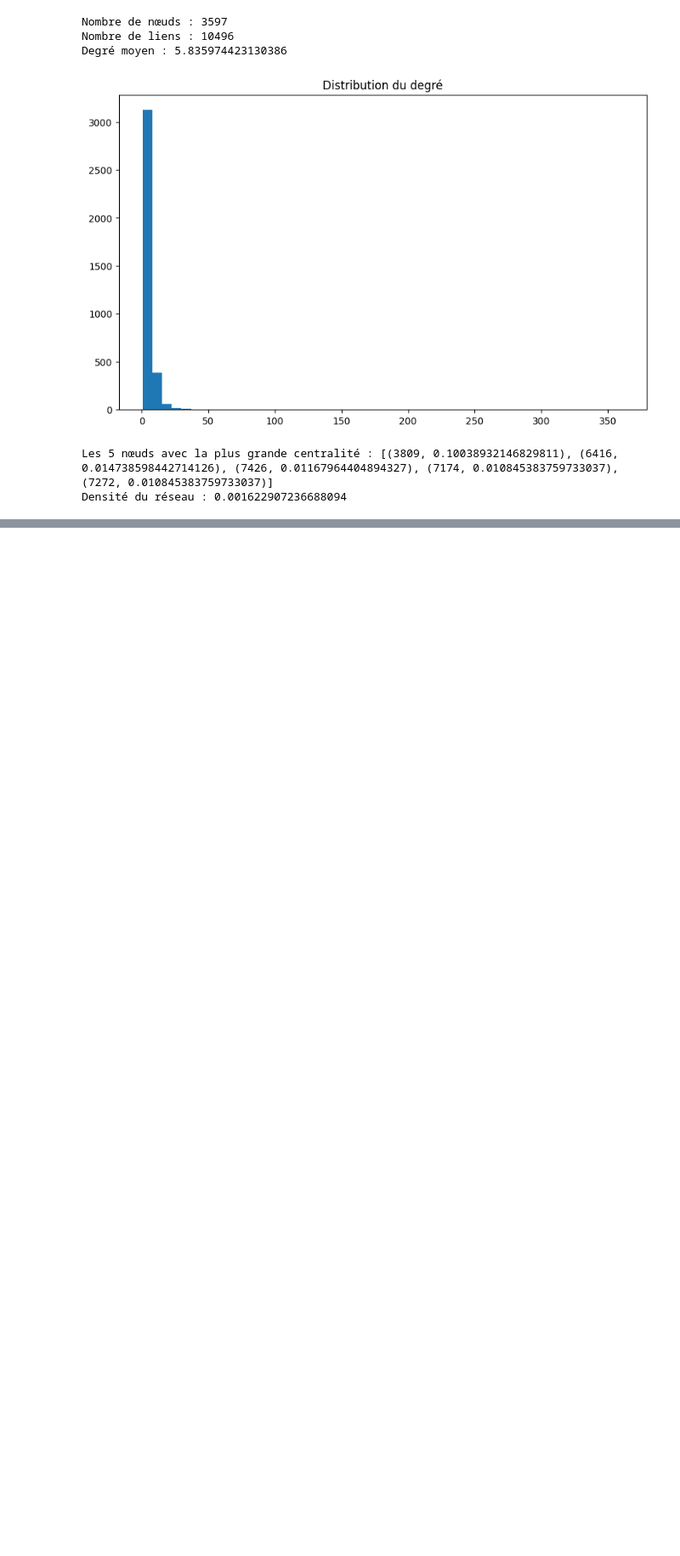
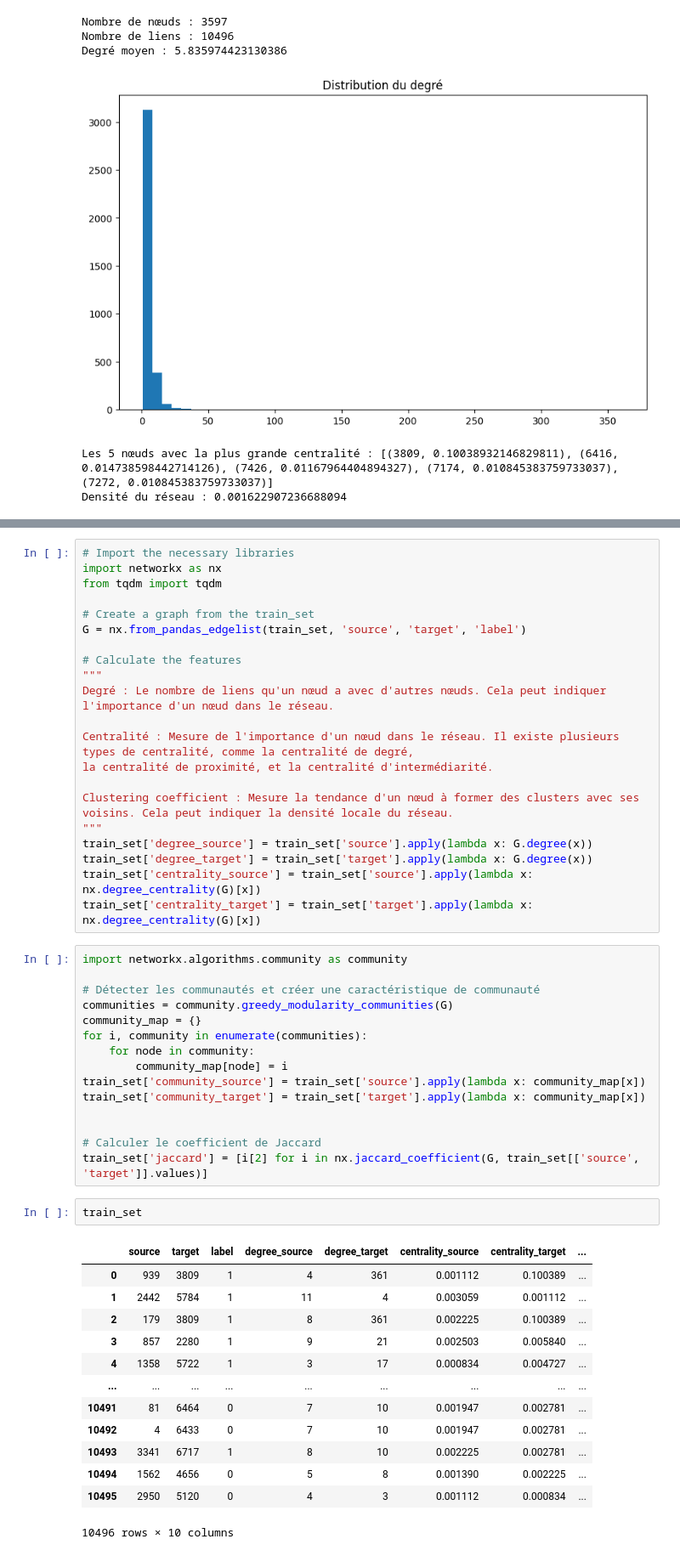
Before and after one commit to Behachee/Predicting-missing-links-co-occurrence-network, a Jupyter notebook: 1- EDA/data_exploration_théo.ipynb, the cells around one changed output, grey strips where cells are left out. Shown at 85% size. Cells and saved outputs as stored; diff of their text form; blank space fills up the shorter version.

```diff
--- a/1- EDA/data_exploration_théo.ipynb
+++ b/1- EDA/data_exploration_théo.ipynb
@@ -81,0 +100,52 @@ graph.html
+# %%
+# Import the necessary libraries
+import networkx as nx
+from tqdm import tqdm
+
+# Create a graph from the train_set
+G = nx.from_pandas_edgelist(train_set, 'source', 'target', 'label')
+
+# Calculate the features
+"""
+Degré : Le nombre de liens qu'un nœud a avec d'autres nœuds. Cela peut indiquer l'importance d'un nœud dans le réseau.
+
+Centralité : Mesure de l'importance d'un nœud dans le réseau. Il existe plusieurs types de centralité, comme la centralité de degré,
+la centralité de proximité, et la centralité d'intermédiarité.
+
+Clustering coefficient : Mesure la tendance d'un nœud à former des clusters avec ses voisins. Cela peut indiquer la densité locale du réseau.
+"""
+train_set['degree_source'] = train_set['source'].apply(lambda x: G.degree(x))
+train_set['degree_target'] = train_set['target'].apply(lambda x: G.degree(x))
+train_set['centrality_source'] = train_set['source'].apply(lambda x: nx.degree_centrality(G)[x])
+train_set['centrality_target'] = train_set['target'].apply(lambda x: nx.degree_centrality(G)[x])
+# %%
+import networkx.algorithms.community as community
+
+# Détecter les communautés et créer une caractéristique de communauté
+communities = community.greedy_modularity_communities(G)
+community_map = {}
+for i, community in enumerate(communities):
+    for node in community:
+        community_map[node] = i
+train_set['community_source'] = train_set['source'].apply(lambda x: community_map[x])
+train_set['community_target'] = train_set['target'].apply(lambda x: community_map[x])
+
+
+# Calculer le coefficient de Jaccard
+train_set['jaccard'] = [i[2] for i in nx.jaccard_coefficient(G, train_set[['source', 'target']].values)]
+# %%
+train_set
+# %% [output]
+|  | source | target | label | degree_source | degree_target | centrality_source | centrality_target | ... |
+| 0 | 939 | 3809 | 1 | 4 | 361 | 0.001112 | 0.100389 | ... |
+| 1 | 2442 | 5784 | 1 | 11 | 4 | 0.003059 | 0.001112 | ... |
+| 2 | 179 | 3809 | 1 | 8 | 361 | 0.002225 | 0.100389 | ... |
+| 3 | 857 | 2280 | 1 | 9 | 21 | 0.002503 | 0.005840 | ... |
+| 4 | 1358 | 5722 | 1 | 3 | 17 | 0.000834 | 0.004727 | ... |
+| ... | ... | ... | ... | ... | ... | ... | ... | ... |
+| 10491 | 81 | 6464 | 0 | 7 | 10 | 0.001947 | 0.002781 | ... |
+| 10492 | 4 | 6433 | 0 | 7 | 10 | 0.001947 | 0.002781 | ... |
+| 10493 | 3341 | 6717 | 1 | 8 | 10 | 0.002225 | 0.002781 | ... |
+| 10494 | 1562 | 4656 | 0 | 5 | 8 | 0.001390 | 0.002225 | ... |
+| 10495 | 2950 | 5120 | 0 | 4 | 3 | 0.001112 | 0.000834 | ... |
+10496 rows × 10 columns
```
Also changed, not shown: parts of 5 cells of this notebook, 2 other files.
